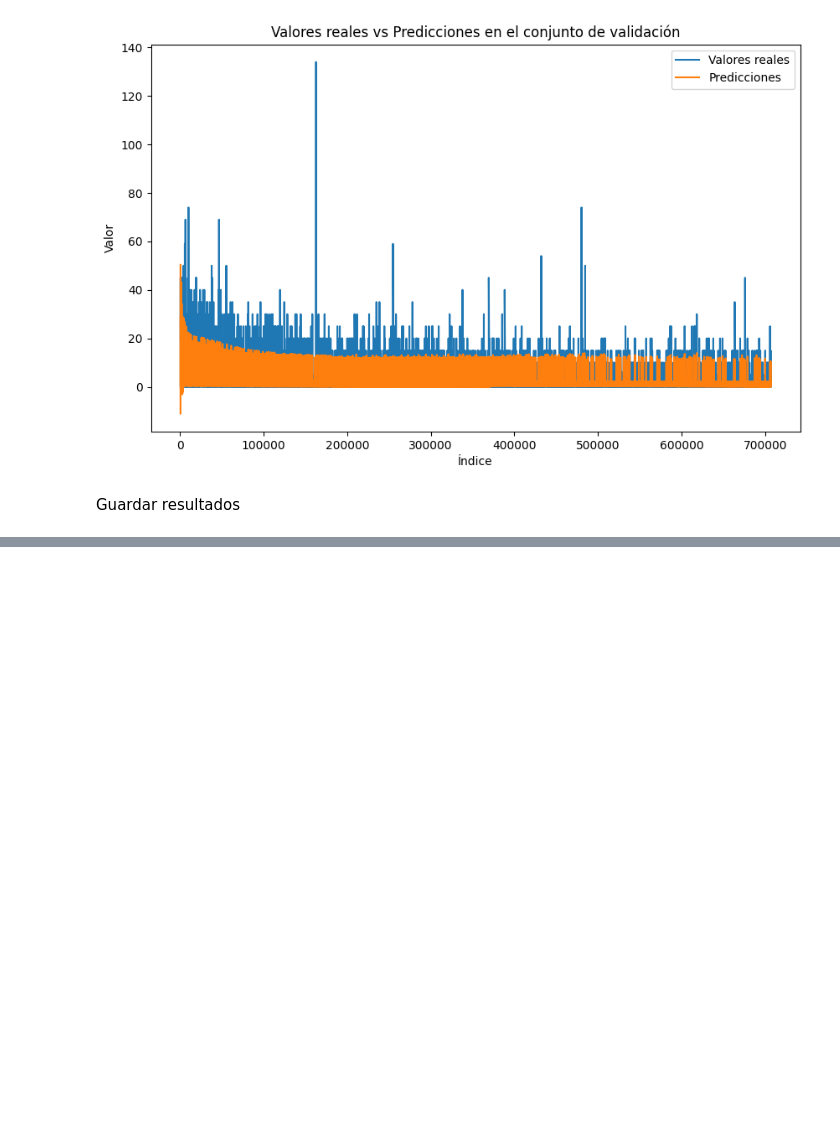
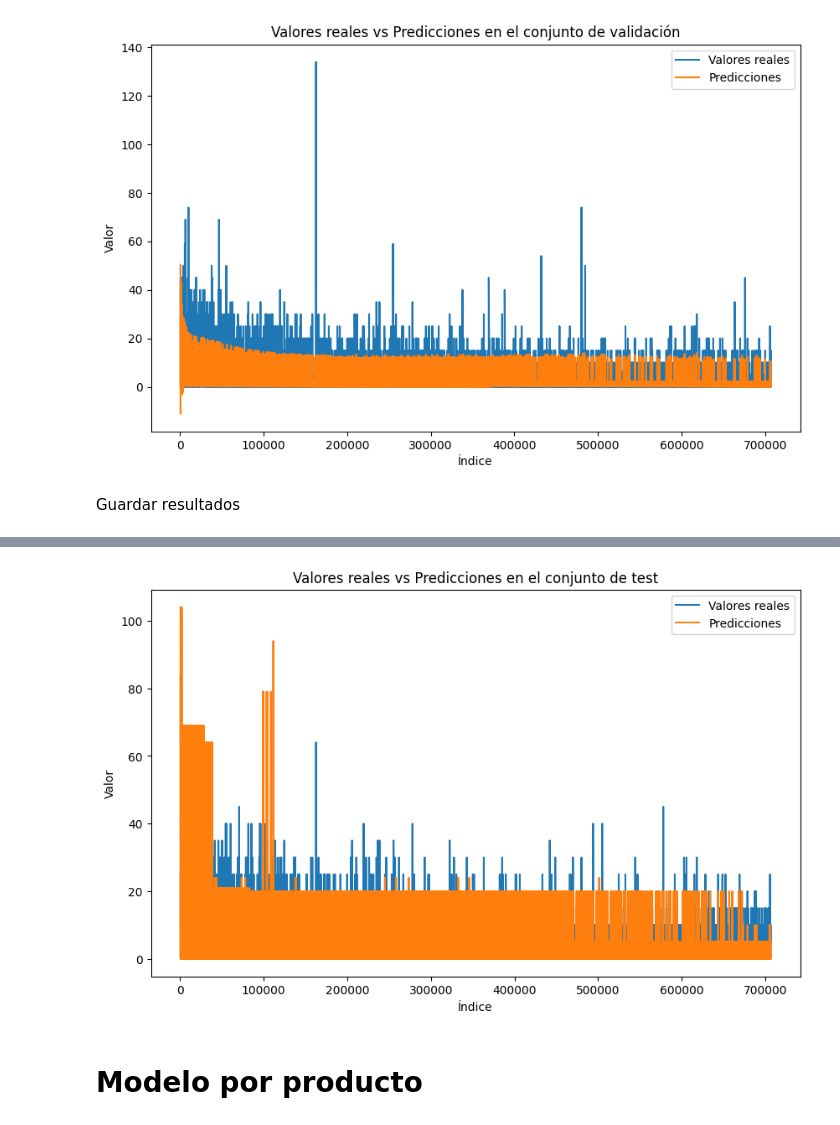
Before and after one commit to sebascm/TFM_Source_Code, a Jupyter notebook: TFM_v4_EDA_Model_Train_ROTURAS.ipynb, the cells around one changed output, grey strips where cells are left out. Cells and saved outputs as stored; diff of their text form; code cells hidden in the pictures; blank space fills up the shorter version.

```diff
--- a/TFM_v4_EDA_Model_Train_ROTURAS.ipynb
+++ b/TFM_v4_EDA_Model_Train_ROTURAS.ipynb
@@ -2008,0 +2484,26 @@ pd.DataFrame(predicciones_validacion).to_csv(ruta_pred_val)
+# %%
+from sklearn.naive_bayes import GaussianNB
+from sklearn.metrics import mean_squared_error, explained_variance_score
+import numpy as np
+
+# Crear y entrenar el modelo Naive Bayes Gaussiano
+nb_model = GaussianNB()
+nb_model.fit(X_train, y_train)
+
+# Realizar predicciones en el conjunto de prueba
+predictions_g = nb_model.predict(X_test)
+
+# Calcular el error cuadrático medio (RMSE)
+rmse = np.sqrt(mean_squared_error(y_test, predictions_g))
+print("RMSE:", rmse)
+
+# Calcular el Explained Variance Score (EVS)
+evs = explained_variance_score(y_test, predictions_g)
+print("EVS:", evs)
+
+# Agrega las predicciones al DataFrame de datos de prueba
+datos_prueba['Prediccion'] = predictions_g
+
+# Calcula el RMSE por producto y día
+rmse_por_producto_dia_g = datos_prueba.groupby(['producto', 'idSecuencia']).apply(lambda group: np.sqrt(mean_squared_error(group['udsVenta'], group['Prediccion'])))
+print(rmse_por_producto_dia_g)
@@ -2008,0 +2531,22 @@ pd.DataFrame(predicciones_validacion).to_csv(ruta_pred_val)
+# %%
+import matplotlib.pyplot as plt
+
+# Crear un gráfico
+plt.figure(figsize=(10, 6))
+
+# Graficar los valores reales y las predicciones
+plt.plot(y_test.index, y_test, label='Valores reales')
+plt.plot(y_test.index, predictions_g, label='Predicciones')
+
+# Agregar etiquetas y título
+plt.xlabel('Índice')
+plt.ylabel('Valor')
+plt.title('Valores reales vs Predicciones en el conjunto de test')
+plt.legend()
+
+# Mostrar el gráfico
+plt.show()
+# %% [output]
+[figure, added]
+# %% [markdown]
+# **Modelo por producto**
```
Also changed, not shown: parts of 76 cells of this notebook.
